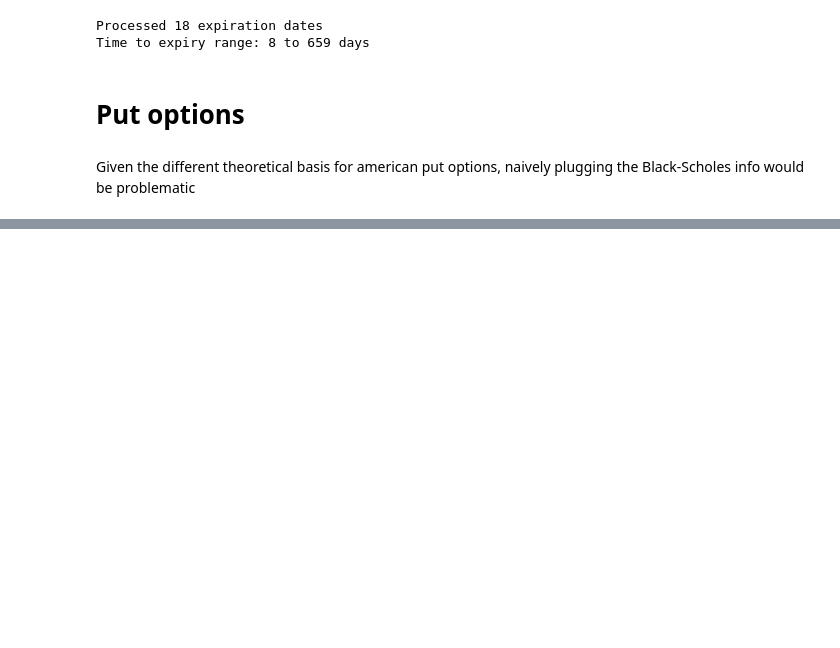
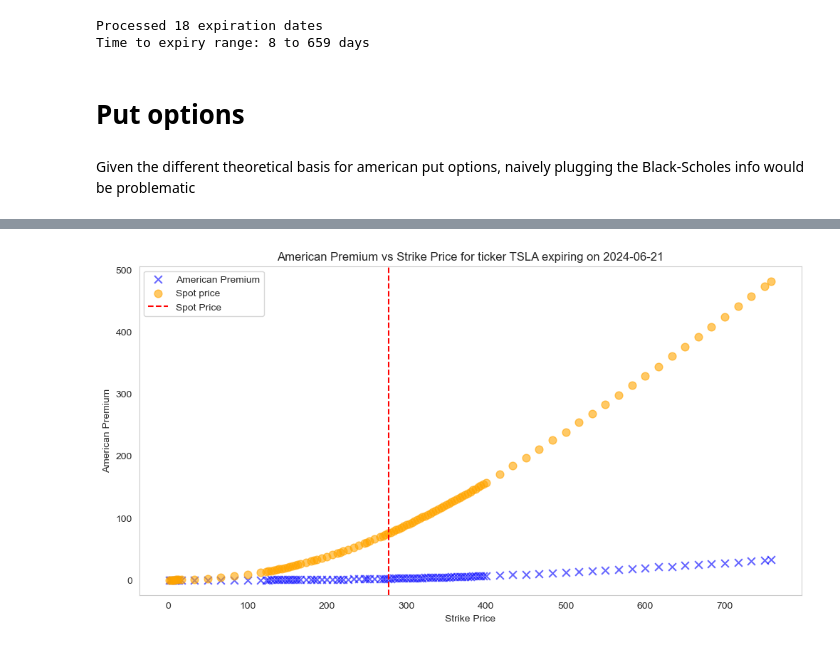
Before and after one commit to wttai004/quant_fin_project, a Jupyter notebook: analyse_data.ipynb, the cells around one changed output, grey strips where cells are left out. Drawn from its saved outputs; the diff is of its cells as text; code cells hidden in the pictures; blank space fills up the shorter version.

```diff
--- a/analyse_data.ipynb
+++ b/analyse_data.ipynb
@@ -599,0 +602,51 @@ TODO: think about ways to quantify american premium?
+# %%
+# We estimate the american premium using the above calculation on implied volatility
+
+def american_premium(S0, K, t, r, sigma):
+    """
+    Returns the implied volatility of a put option given spot price, strike, time to expiration,
+    and risk-free-interest rate.
+
+    Inputs:
+    market_price (float): Market price of call option
+    S0 (float): Spot price of stock
+    K (float): strike price
+    t (float): time-to-expiration
+    r (float): risk-free-interest rate
+
+    Returns:
+    Implied volatility (float)
+
+    """
+    tree = BinomialTreeSimulator(S0=S0, K=K, T=t, r=r, sigma=sigma, n_steps=n_steps, option_type='put')
+    return tree.american_premium()
+
+put_entries['american_premium'] = put_entries.apply(
+    lambda row: american_premium(
+        S0=spot_price,
+        K=row['strike_price'],
+        t=t,
+        r=r,
+        sigma=row['implied_volatility_calculation'])
+    , axis=1
+)
+
+# The data also comes with implied volatility directly
+plt.scatter(put_entries['strike_price'], put_entries['american_premium'],
+            marker='x', s=60, color='blue', alpha=0.6,
+            label='American Premium')
+
+plt.scatter(put_entries['strike_price'], 0.5 * (put_entries['best_bid'] + put_entries['best_offer']),
+            marker='o', s=60, color='orange', alpha=0.6,
+            label='Spot price')
+
+# Add a vertical line at the spot price
+plt.axvline(x=spot_price, color='red', linestyle='--', label='Spot Price')
+plt.title(f"American Premium vs Strike Price for ticker {ticker} expiring on {exdate}")
+plt.xlabel("Strike Price")
+plt.ylabel("American Premium")
+plt.legend()
+plt.grid()
+plt.show()
+# %% [output]
+[figure, added]
```
Also changed, not shown: parts of 4 cells of this notebook, 2 other files.
